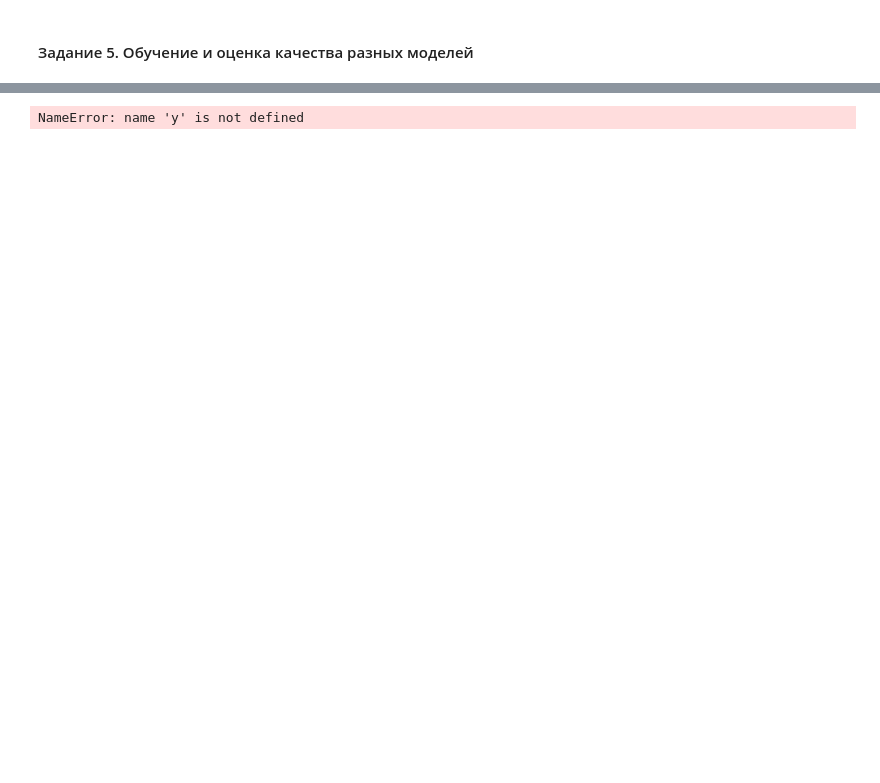
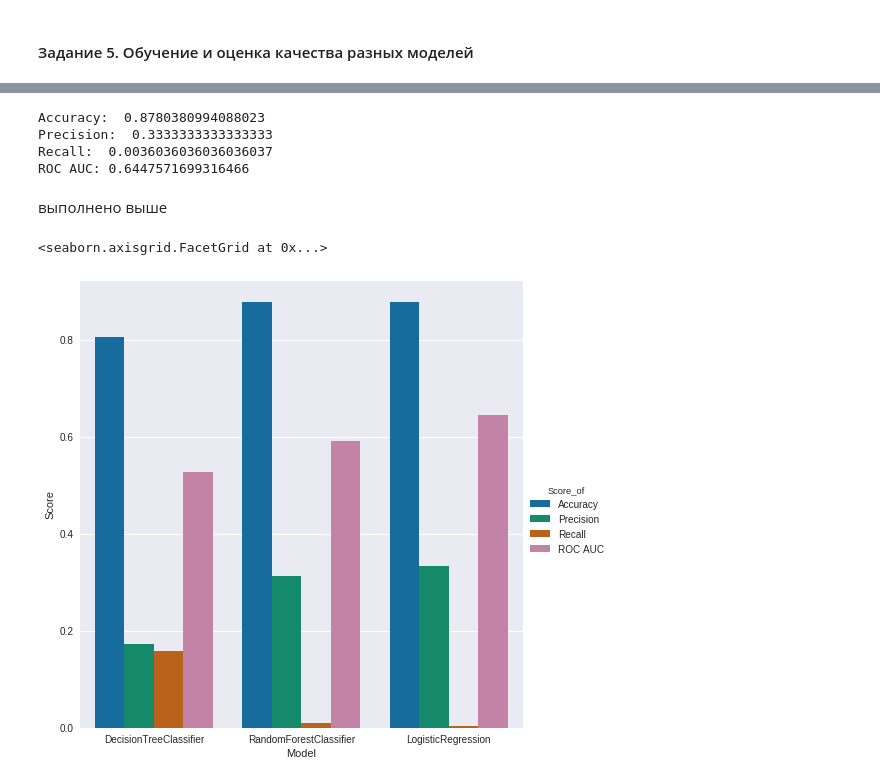
Before and after one commit to sm1ly/sfml, a Jupyter notebook: hw_02/ml-intro-hw.ipynb, the cells around one changed output, grey strips where cells are left out. Drawn from its saved outputs; the diff is of its cells as text; code cells hidden in the pictures; blank space fills up the shorter version.

```diff
--- a/hw_02/ml-intro-hw.ipynb
+++ b/hw_02/ml-intro-hw.ipynb
@@ -411,9 +364,7 @@ from sklearn.cross_validation import train_test_split
 # test_size=0.3, random_state=42
 
 ## Your Code Here
-X_train, X_test, y_train, y_test = train_test_split(
+X_train_, X_test_, y_train_, y_test_ = train_test_split(
     X,
-    X_test,
     y,
-    y_test,
     test_size=0.3, random_state=42)
@@ -433,3 +434,25 @@ from sklearn.linear_model import LogisticRegression
+# %%
+lr = LogisticRegression(random_state=42)
+lr.fit(X_train_, y_train_)
+predict_lr = lr.predict(X_test_)
+predict_proba_lr = lr.predict_proba(X_test_)
+
+acc_lr = accuracy_score(y_test_, predict_lr)
+pre_lr = precision_score(y_test_, predict_lr)
+rec_lr = recall_score(y_test_, predict_lr)
+roc_auc_lr = roc_auc_score(y_test_, predict_proba_lr[:,1])
+
+
+print("Accuracy: ", acc_lr,
+      "\nPrecision: ", pre_lr,
+      "\nRecall: ", rec_lr,
+      "\nROC AUC:", roc_auc_lr
+)
+# %% [output]
+Accuracy:  0.8780380994088023
+Precision:  0.3333333333333333
+Recall:  0.0036036036036036037
+ROC AUC: 0.6447571699316466
 # %%
 # Посчитать метрики стандартные
 # accuracy, precision, recall
@@ -438,13 +461,38 @@ from sklearn.metrics import accuracy_score, precision_score, recall_score
 
 ## Your Code Here
-# %%
-accuracy_score(y, predict)
-# %% [output]
-NameError: name 'y' is not defined
+# %% [markdown]
+выполнено выше
 # %%
 # Визуалищировать эти метрики всех моделей на одном графике (чтоб визуально посмотреть)
 
 ## Your Code Here
+# %%
+st = pd.DataFrame(
+    [
+        ['Accuracy', 'DecisionTreeClassifier', acc_dtc],
+        ['Accuracy', 'RandomForestClassifier', acc_rfc],
+        ['Accuracy', 'LogisticRegression', acc_lr],
+        ['Precision', 'DecisionTreeClassifier', pre_dtc],
+        ['Precision', 'RandomForestClassifier', pre_rfc],
+        ['Precision', 'LogisticRegression', pre_lr],
+        ['Recall', 'DecisionTreeClassifier', rec_dtc],
+        ['Recall', 'RandomForestClassifier', rec_rfc],
+        ['Recall', 'LogisticRegression', rec_lr],
+        ['ROC AUC', 'DecisionTreeClassifier', roc_auc_dtc],
+        ['ROC AUC', 'RandomForestClassifier', roc_auc_rfc],
+        ['ROC AUC', 'LogisticRegression', roc_auc_lr]
+    ],
+    columns=['Score_of', 'Model', 'Score']
+             )
+#DecisionTreeClassifier
+#RandomForestClassifier
+#LogisticRegression
+
+sns.set(style="darkgrid")
+sns.factorplot(x='Model', y='Score', hue='Score_of', data=st, kind='bar', size=7, palette="colorblind")
+# %% [output]
+<seaborn.axisgrid.FacetGrid at 0x...>
+[figure, added]
 # %%
 # Потроить roc-кривые всех можелей на одном графике
 # Вывести roc_auc каждой моделе
```
Also changed, not shown: parts of 18 cells of this notebook.
